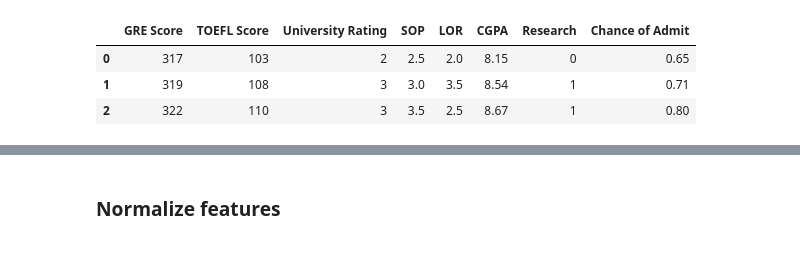
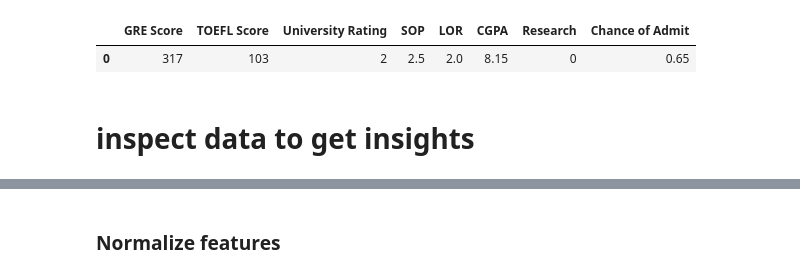
Before and after one commit to abnvanand/smai_a2, a Jupyter notebook: src/LinearRegression.ipynb, the cells around one changed output, grey strips where cells are left out. Drawn from its saved outputs; the diff is of its cells as text; code cells hidden in the pictures.

```diff
--- a/src/LinearRegression.ipynb
+++ b/src/LinearRegression.ipynb
@@ -14,20 +14,14 @@ import seaborn as sns
 
 from utils.datatools import inspect_data
 # %%
-df = pd.read_csv("../data/admission/data.csv")
+def read_csv(file_path):
+    df = pd.read_csv(file_path)
 
-# we do not need Serial No. column
-df.drop(['Serial No.'], axis=1, inplace=True)
+    # we do not need Serial No. column
+    df.drop(['Serial No.'], axis=1, inplace=True)
 
-# # make class label the last column
-# cols = df.columns.tolist()
-# cols.remove("class")
-# df = df[cols +["class"]]
+    df = df.rename(columns={"Chance of Admit ": "Chance of Admit"})
 
-# target = "label"
-# # rename the column whose value is to be predicted to "label"
-# df = df.rename(columns={"class": target})
+    return df
 
-df = df.rename(columns={"Chance of Admit ": "Chance of Admit"})
-
-df.head(3)
+df = read_csv("../data/admission/data.csv")
@@ -67,7 +28,7 @@ memory usage: 28.2 KB
 # %%
-df.head(3)
+df.head(1)
 # %% [output]
 |  | GRE Score | TOEFL Score | University Rating | SOP | LOR | CGPA | Research | Chance of Admit |
 | 0 | 317 | 103 | 2 | 2.5 | 2.0 | 8.15 | 0 | 0.65 |
-| 1 | 319 | 108 | 3 | 3.0 | 3.5 | 8.54 | 1 | 0.71 |
-| 2 | 322 | 110 | 3 | 3.5 | 2.5 | 8.67 | 1 | 0.80 |
+# %% [markdown]
+# inspect data to get insights
```
Also changed, not shown: parts of 46 cells of this notebook.
